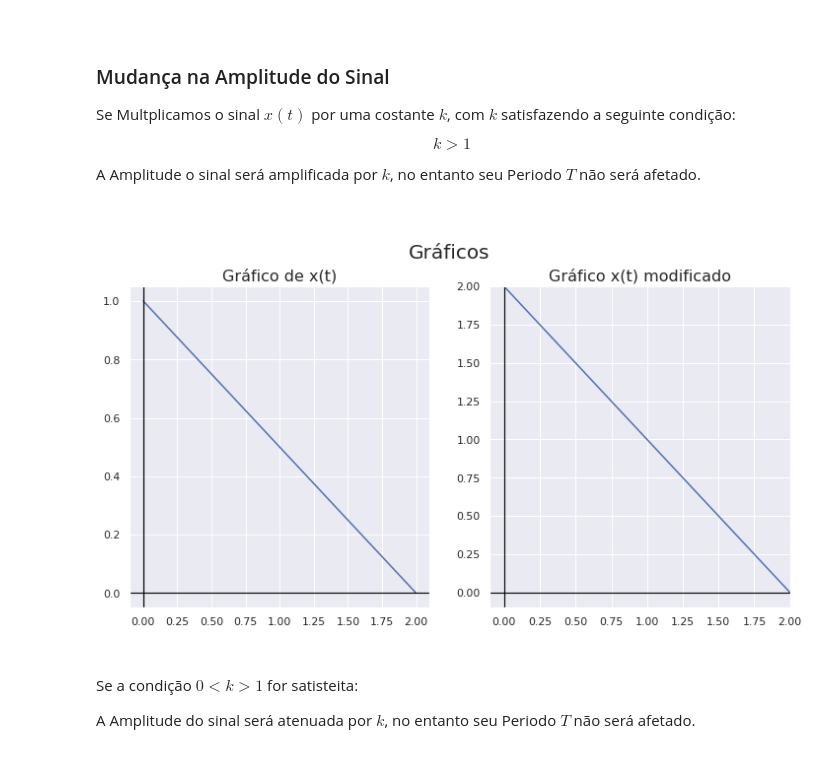
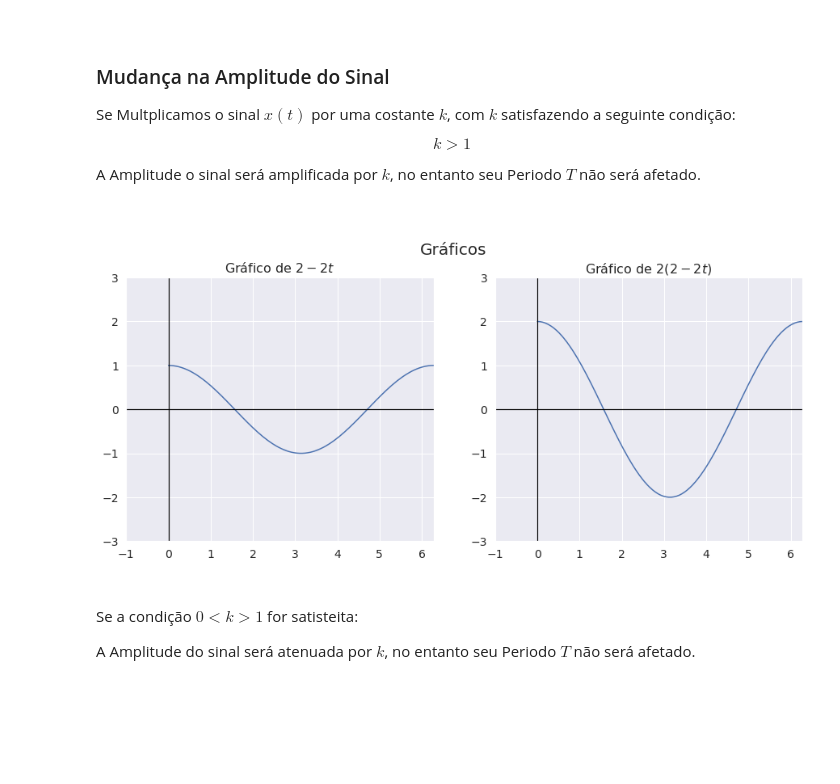
Before and after one commit to Oseiasdfarias/analise_de_sistemas_lineares, a Jupyter notebook: aula1_transformacao_de_Sinais.ipynb, the cells around one changed output. Drawn from its saved outputs; the diff is of its cells as text; code cells hidden in the pictures; blank space fills up the shorter version.

```diff
--- a/aula1_transformacao_de_Sinais.ipynb
+++ b/aula1_transformacao_de_Sinais.ipynb
@@ -46,30 +41,41 @@ A Amplitude o sinal será amplificada por $k$, no entanto seu Periodo $T$ não s
 
 <br>
 # %%
-def g_sinal(k=1):
+def amplitude_sinal(k=1):
 
-  plt.figure(figsize = ((12, 6)))
-  plt.subplot(1, 2, 1)
-  plt.plot(t, x_t)
-  plt.title("Gráfico de x(t)", fontsize = 16)
+  fig = plt.figure(figsize = ((15, 6)))
+  ax1 = fig.add_subplot(1, 2, 1)
+  ax1.tick_params(axis='x', labelsize=14)
+  ax1.tick_params(axis='y', labelsize=14)
+  ax1.set_xlim(-1, 2*np.pi)                    # Definindo intervalo do eixo X
+  ax1.set_ylim(-3, 3)                    # Definindo intervalo do eixo Y
+  plt.plot(t, x_t, linewidth=1.5)
+  ax1.set_title("Gráfico de $2-2t$", fontsize = 16)
   plt.axhline(0, color='black', lw=1.2)
   plt.axvline(0, color='black', lw=1.2)
 
-  plt.subplot(1, 2, 2)
-  x_tm = k*(1-1/2*t)
-  plt.title("Gráfico x(t) modificado", fontsize = 16)
-  plt.plot(t, x_tm)
+  # x_tm = k*(2-2*t)
+  x_tm = k*np.cos(t)
+  ax2 = fig.add_subplot(1, 2, 2)
+  ax2.tick_params(axis='x', labelsize=14)
+  ax2.tick_params(axis='y', labelsize=14)
+  if (k>0):
+    ax2.set_xlim(-1, 2*np.pi)                    # Definindo intervalo do eixo X
+    ax2.set_ylim(-3, 3)                    # Definindo intervalo do eixo Y
+  else:
+    ax2.set_xlim(-1, 2*np.pi)                    # Definindo intervalo do eixo X
+    ax2.set_ylim(-3, 3)                    # Definindo intervalo do eixo Y
+  ax2.set_title(f"Gráfico de {k}$(2-2t)$", fontsize = 16)
+  plt.plot(t, x_tm, linewidth=1.5)
   plt.axhline(0, color='black', lw=1.2)
   plt.axvline(0, color='black', lw=1.2)
-  plt.xlim(-0.1, 2)
-  plt.ylim(-0.1, 2)
 
   plt.suptitle("Gráficos", fontsize = 20)
   plt.show()
 # %%
-g_sinal(k=2)
+amplitude_sinal(k=2)
 # %% [output]
-[figure, old version]
+[figure, new version]
 # %% [markdown]
 <br>
 
```
Also changed, not shown: parts of 10 cells of this notebook.
